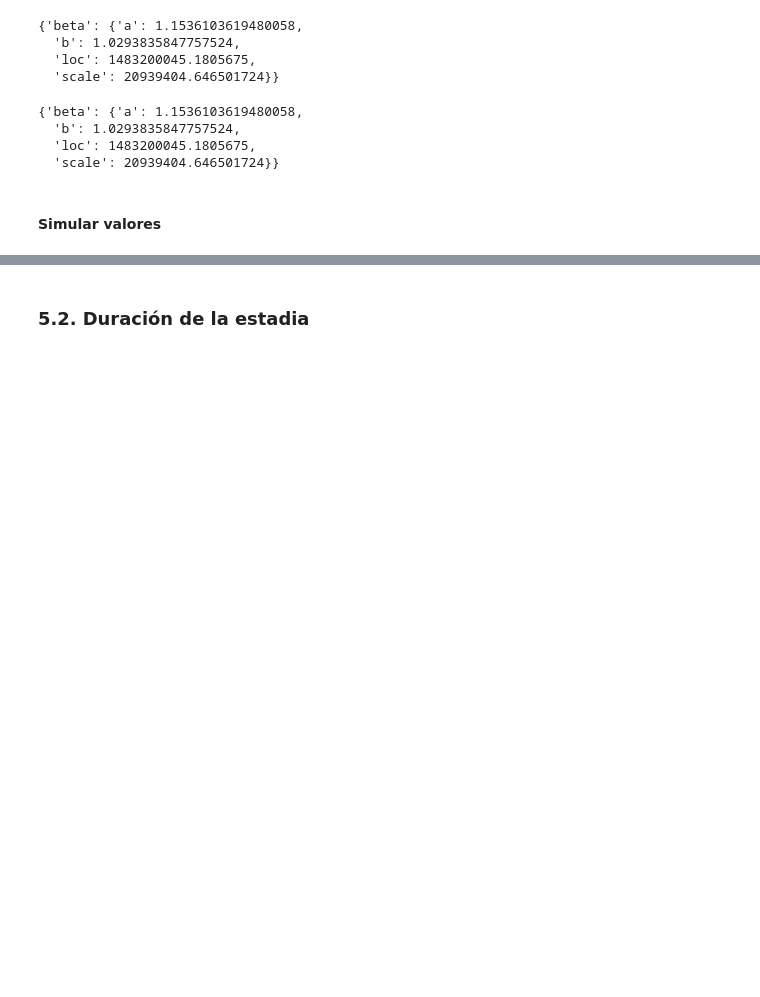
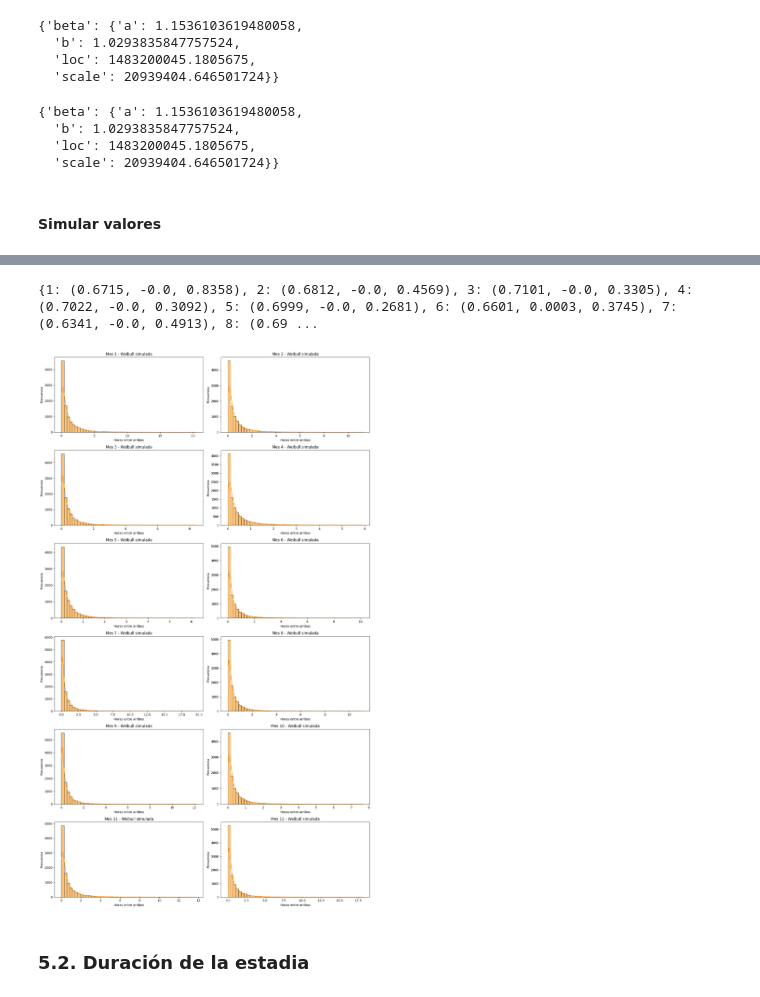
Before and after one commit to gonzs/simu-tp6, a Jupyter notebook: docs/FDPS/TP6.ipynb, the cells around one changed output, grey strips where cells are left out. Saved outputs shown, nothing was run; the diff lists cells and outputs as text; code cells hidden in the pictures; blank space fills up the shorter version.

```diff
--- a/docs/FDPS/TP6.ipynb
+++ b/docs/FDPS/TP6.ipynb
@@ -513,0 +791,5 @@ plt.show()
+# %%
+print("\nDistribución con mejor ajuste (según fitter) por mes:")
+for mes in sorted(mejor_distribucion_fitter):
+    info = mejor_distribucion_fitter[mes]
+    print(f"Mes {mes}: {info['distribucion']} → parámetros: {info['parametros']}")
@@ -514,3 +810,32 @@ plt.show()
+# %%
+# Se elige Weibull_min
+# Diccionario listo para simulación con Weibull
+PARAMS_WEIBULL_POR_MES = {
+    mes: tuple(round(p, 4) for p in ajuste['ajustes']['weibull_min'])
+    for mes, ajuste in resultados_mensuales.items()
+    if ajuste.get('ajustes') and 'weibull_min' in ajuste.get('ajustes')
+}
+print(PARAMS_WEIBULL_POR_MES)
+
+# Graficar histograma de valores simulados con Weibull ajustada para cada mes
+fig, axes = plt.subplots(6, 2, figsize=(15, 25))
+axes = axes.flatten()
+
+for i, mes in enumerate(sorted(PARAMS_WEIBULL_POR_MES.keys())):
+    shape, loc, scale = PARAMS_WEIBULL_POR_MES[mes]
+    simulados = weibull_min.rvs(shape, loc=loc, scale=scale, size=10000)
+
+    ax = axes[i]
+    sns.histplot(simulados, bins=50, kde=True, ax=ax, color='darkorange')
+    ax.set_title(f"Mes {mes} - Weibull simulada")
+    ax.set_xlabel("Horas entre arribos")
+    ax.set_ylabel("Frecuencia")
+
+plt.tight_layout()
+plt.show()
+# %% [output]
+{1: (0.6715, -0.0, 0.8358), 2: (0.6812, -0.0, 0.4569), 3: (0.7101, -0.0, 0.3305), 4: (0.7022, -0.0, 0.3092), 5: (0.6999, -0.0, 0.2681), 6: (0.6601, 0.0003, 0.3745), 7: (0.6341, -0.0, 0.4913), 8: (0.69 ...
+[figure, added]
 # %% [markdown]
 ### 5.2. Duración de la estadia
 # %%
```
Also changed, not shown: parts of 22 cells of this notebook.
